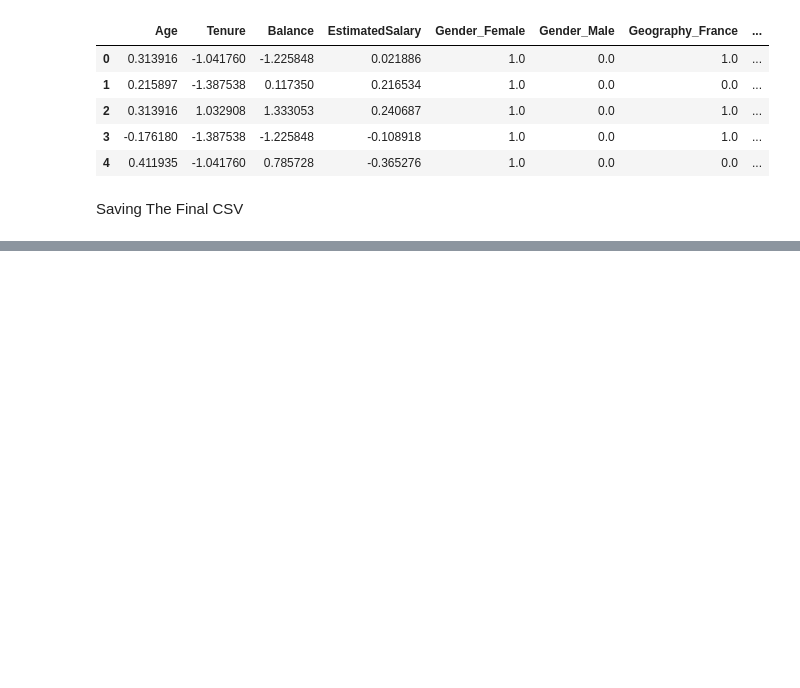
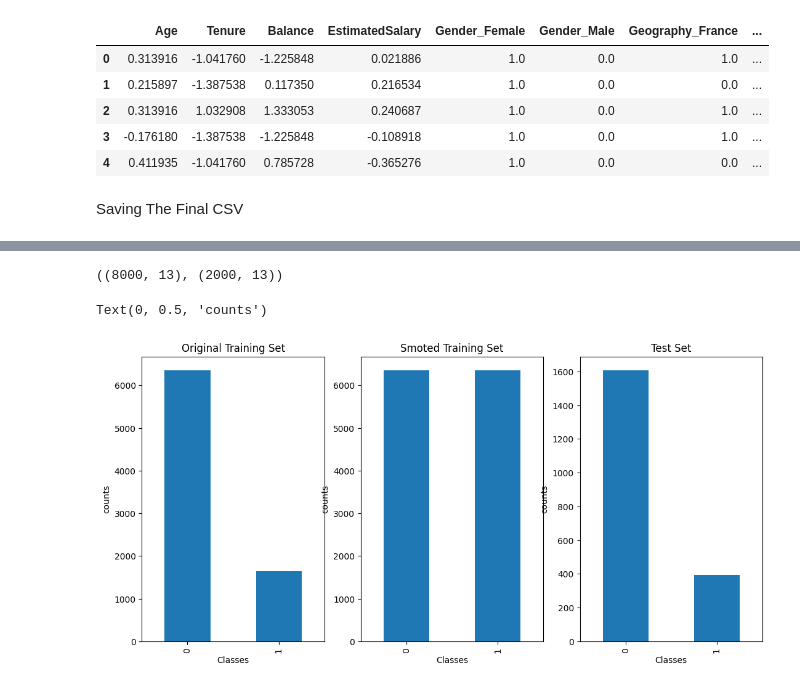
Before and after one commit to yshanukajay/telco_customer_churn, a Jupyter notebook: auto_prepared_notebooks/00_data_preparation.ipynb, the cells around one changed output, grey strips where cells are left out. Saved outputs shown, nothing was run; the diff lists cells and outputs as text; code cells hidden in the pictures; blank space fills up the shorter version.

```diff
--- a/auto_prepared_notebooks/00_data_preparation.ipynb
+++ b/auto_prepared_notebooks/00_data_preparation.ipynb
@@ -89,3 +91,6 @@ df_final.head()
 Saving The Final CSV
 # %%
 df_final.to_csv('../data/processed/telco_data_prepared.csv', index=False)
+# %%
+X = df_final.drop('Exited', axis=1)
+Y = df_final['Exited']
@@ -91,0 +112,34 @@ df_final.to_csv('../data/processed/telco_data_prepared.csv', index=False)
+# %%
+X_train, X_test, Y_train, Y_test = train_test_split(
+    X, Y, test_size=0.2, random_state=42
+)
+# %%
+X_train.shape, X_test.shape
+# %% [output]
+((8000, 13), (2000, 13))
+# %%
+smote = SMOTE(random_state=42)
+X_train_resampled, Y_train_resampled = smote.fit_resample(X_train, Y_train)
+# %%
+plt.figure(figsize=(13, 6))
+
+# Original Train Set
+plt.subplot(131)
+Y_train.value_counts().plot(kind='bar', title='Original Training Set')
+plt.xlabel('Classes')
+plt.ylabel('counts')
+
+# Smoted Training Set
+plt.subplot(132)
+Y_train_resampled.value_counts().plot(kind='bar', title='Smoted Training Set')
+plt.xlabel('Classes')
+plt.ylabel('counts')
+
+# Original Test Set
+plt.subplot(133)
+Y_test.value_counts().plot(kind='bar', title='Test Set')
+plt.xlabel('Classes')
+plt.ylabel('counts')
+# %% [output]
+Text(0, 0.5, 'counts')
+[figure, added]
```
Also changed, not shown: parts of 3 cells of this notebook, 4 other files.
